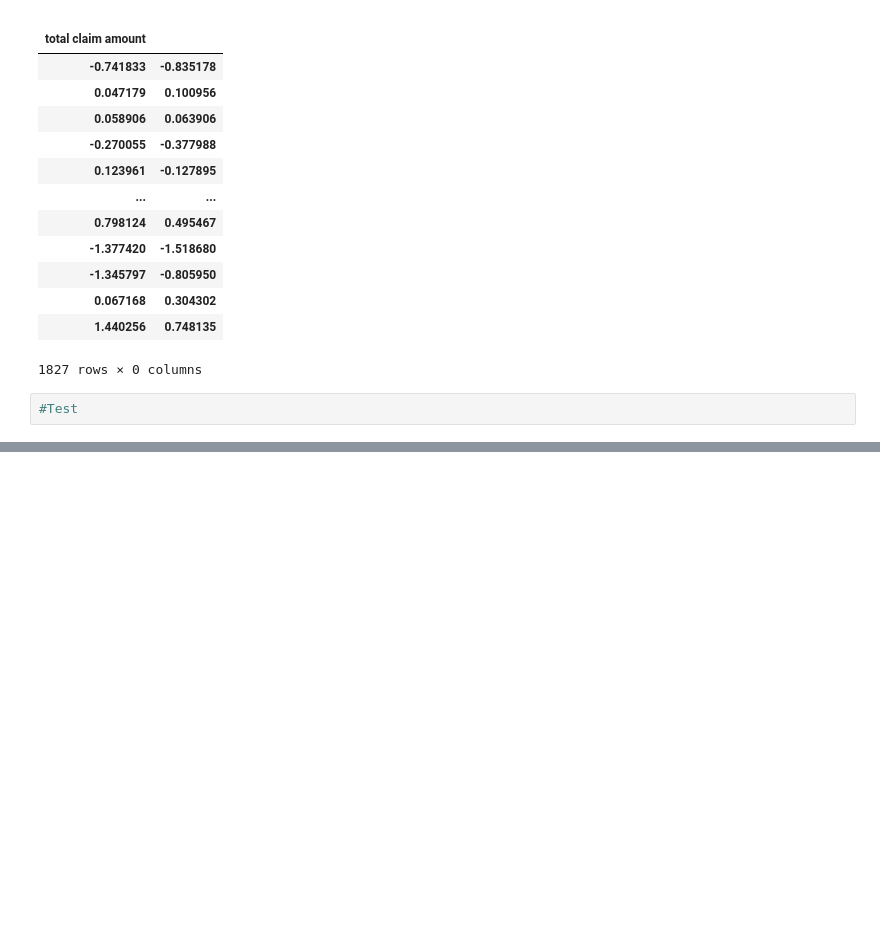
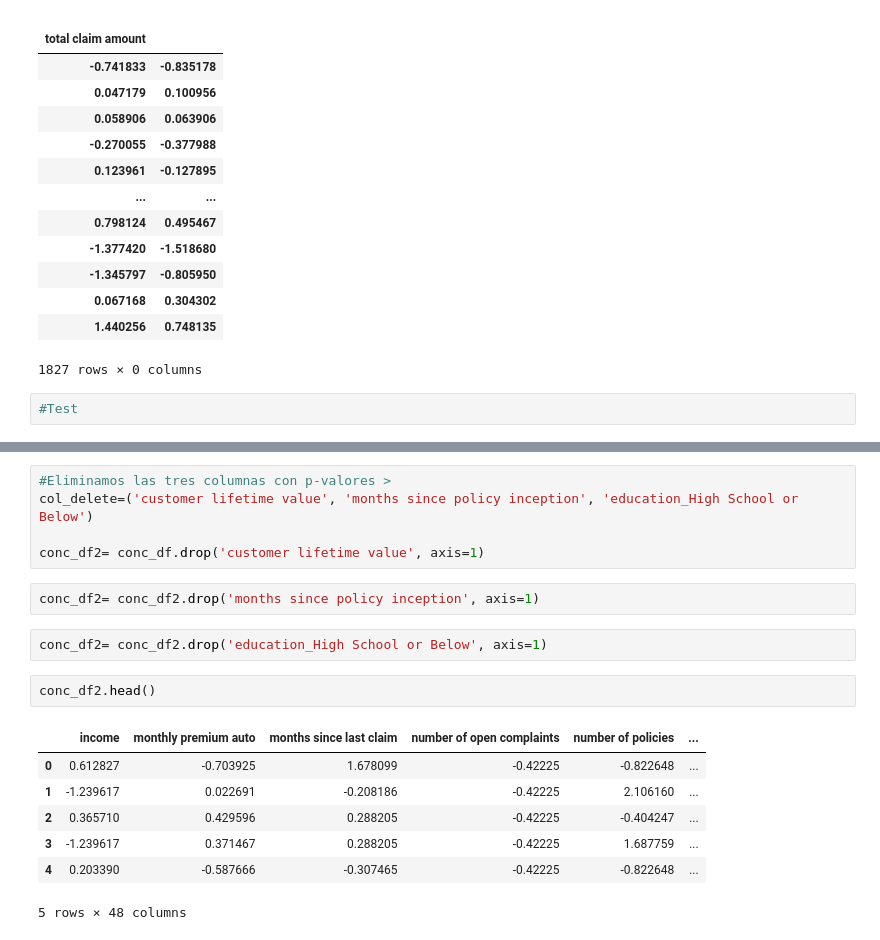
Before and after one commit to aguvazsan/lab-customer-analysis-round-7, a Jupyter notebook: Lab_7.ipynb, the cells around one changed output, grey strips where cells are left out. Cells and saved outputs as stored; diff of their text form; blank space fills up the shorter version.

```diff
--- a/Lab_7.ipynb
+++ b/Lab_7.ipynb
@@ -540,0 +554,19 @@ print(adj_r2)
+# %%
+#Eliminamos las tres columnas con p-valores >
+col_delete=('customer lifetime value', 'months since policy inception', 'education_High School or Below')
+
+conc_df2= conc_df.drop('customer lifetime value', axis=1)
+# %%
+conc_df2= conc_df2.drop('months since policy inception', axis=1)
+# %%
+conc_df2= conc_df2.drop('education_High School or Below', axis=1)
+# %%
+conc_df2.head()
+# %% [output]
+|  | income | monthly premium auto | months since last claim | number of open complaints | number of policies | ... |
+| 0 | 0.612827 | -0.703925 | 1.678099 | -0.42225 | -0.822648 | ... |
+| 1 | -1.239617 | 0.022691 | -0.208186 | -0.42225 | 2.106160 | ... |
+| 2 | 0.365710 | 0.429596 | 0.288205 | -0.42225 | -0.404247 | ... |
+| 3 | -1.239617 | 0.371467 | 0.288205 | -0.42225 | 1.687759 | ... |
+| 4 | 0.203390 | -0.587666 | -0.307465 | -0.42225 | -0.822648 | ... |
+5 rows × 48 columns
```
Also changed, not shown: parts of 6 cells of this notebook.
